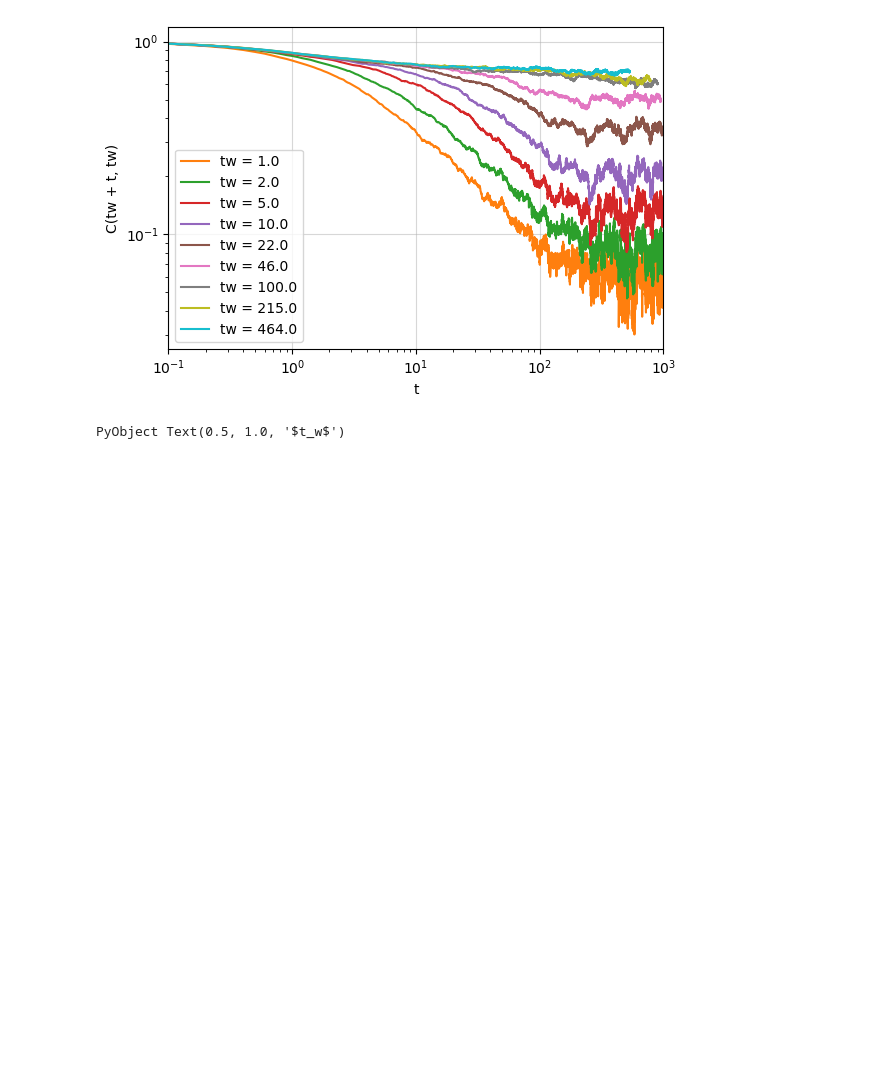
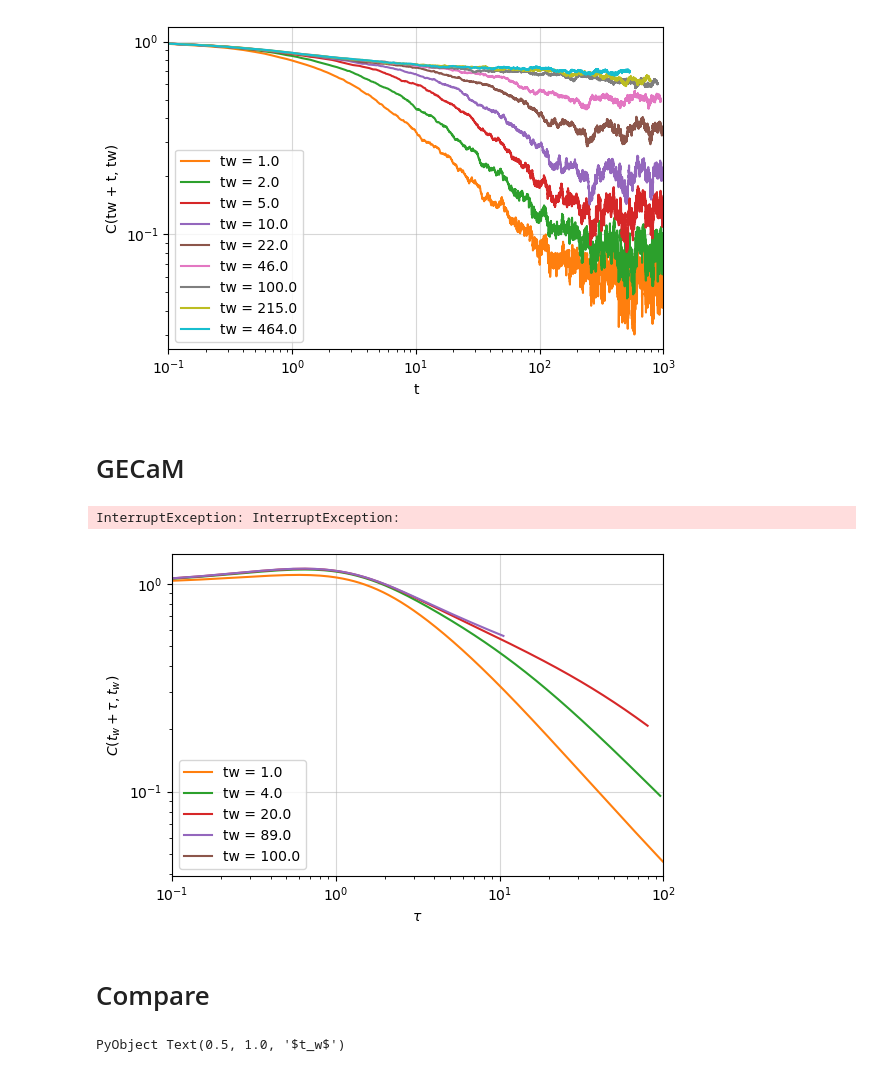
Before and after one commit to Mattiatarabolo/GaussianExpansionCavityMethod.jl, a Jupyter notebook: examples/2Spin/test.ipynb, the cells around one changed output. Saved outputs shown, nothing was run; the diff lists cells and outputs as text; code cells hidden in the pictures; blank space fills up the shorter version.

```diff
--- a/examples/2Spin/test.ipynb
+++ b/examples/2Spin/test.ipynb
@@ -143,6 +98,43 @@ ax.legend()
 plt.display(fig)
 # %% [output]
 [figure]
+# %% [markdown]
+# GECaM
+# %%
+K = 10
+J, D = 1.0, 0.3
+dt = 1e-2
+tmax = 1e2
+T = ceil(Int, tmax / dt) + 1
+tvec = collect(0.0:dt:tmax)
+
+C, R, Ch, Rh, mu = integrate_2spin_Bim_RRG(K, J, D, dt, T; showprogress=true)
+# %% [output]
+InterruptException: InterruptException:
+# %%
+tws = collect(10 .^ range(log10(1.0), stop=log10(400.0), length=5))
+tw_idxs = [argmin(abs.(tvec .- tw)) for tw in tws]
+tws_real = tvec[tw_idxs]
+
+# Plot the results
+fig, ax = plt.subplots(1, 1, figsize=(6, 4), tight_layout=true)
+
+for (i, (tw, tw_idx)) in enumerate(Iterators.zip(tws_real, tw_idxs))
+    ax.plot(tvec[tw_idx:end] .- tw, C[tw_idx:end, tw_idx] ./ C[tw_idx, tw_idx], color="C$i", label="tw = $(round(tw, digits=0))")
+end
+ax.set_yscale("log")
+ax.set_xscale("log")
+ax.set_xlim(1e-1, 1e2)
+ax.set_xlabel(L"\tau")
+ax.set_ylabel(L"C(t_w + \tau, t_w)")
+ax.grid(alpha=.5)
+ax.legend()
+
+plt.display(fig)
+# %% [output]
+[figure, added]
+# %% [markdown]
+# Compare
 # %%
 C, tidxs = compute_autocorr(traj_alls)
 tvec = tsave[tidxs]
```
Also changed, not shown: parts of 2 cells of this notebook, 4 other files.
